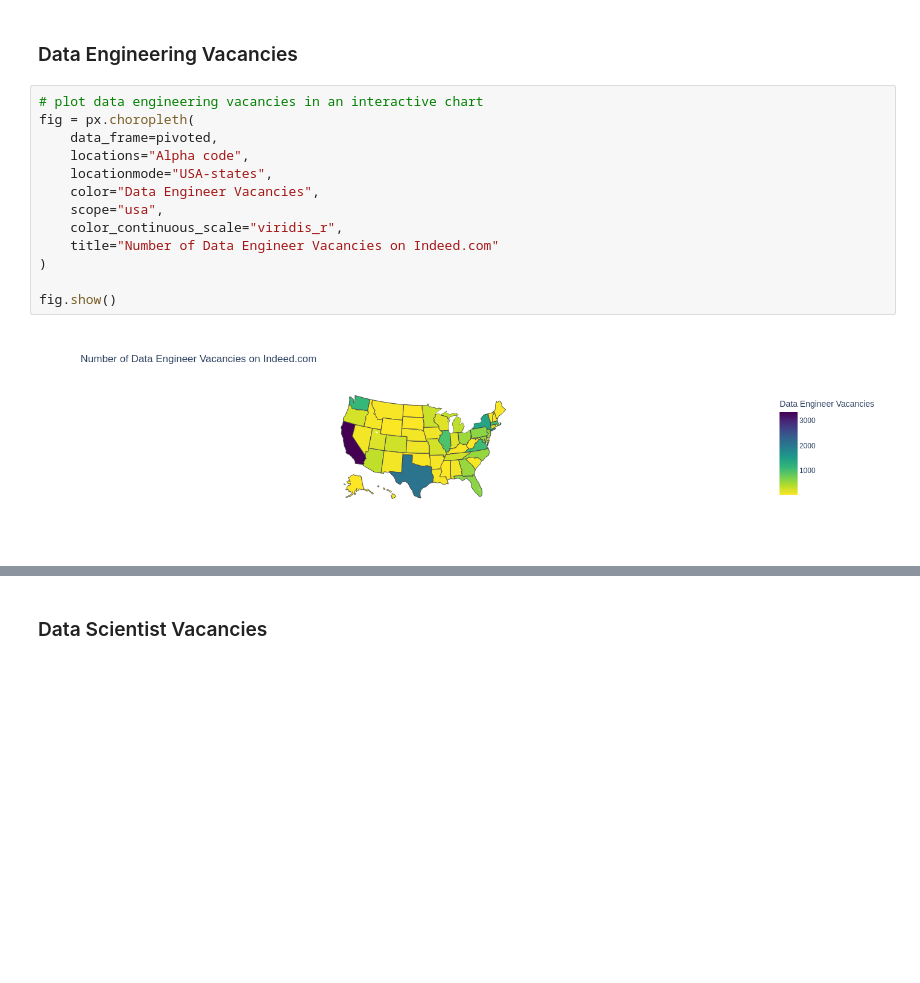
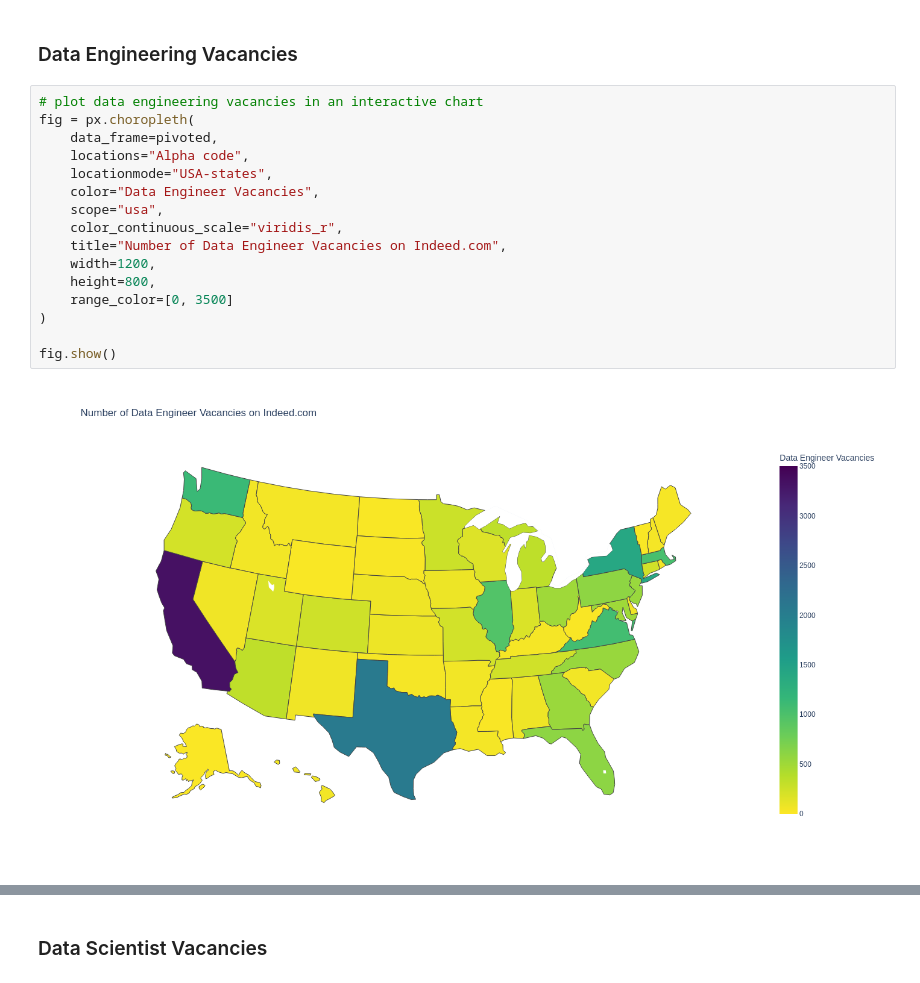
Before and after one commit to stefanjaro/indeed-data-jobs, a Jupyter notebook: 1. analysis-and-visualization.ipynb, the cells around one changed output, grey strips where cells are left out. Drawn from its saved outputs; the diff is of its cells as text; blank space fills up the shorter version.

```diff
--- a/1. analysis-and-visualization.ipynb
+++ b/1. analysis-and-visualization.ipynb
@@ -118,15 +119,18 @@ pivoted = pivoted.drop(columns=["State"])
 # %%
 # plot data engineering vacancies in an interactive chart
 fig = px.choropleth(
     data_frame=pivoted,
     locations="Alpha code",
     locationmode="USA-states",
     color="Data Engineer Vacancies",
     scope="usa",
     color_continuous_scale="viridis_r",
-    title="Number of Data Engineer Vacancies on Indeed.com"
+    title="Number of Data Engineer Vacancies on Indeed.com",
+    width=1200,
+    height=800,
+    range_color=[0, 3500]
 )
 
 fig.show()
 # %% [output]
-[figure, old version]
+[figure, new version]
```
Also changed, not shown: parts of 6 cells of this notebook, 4 other files.
